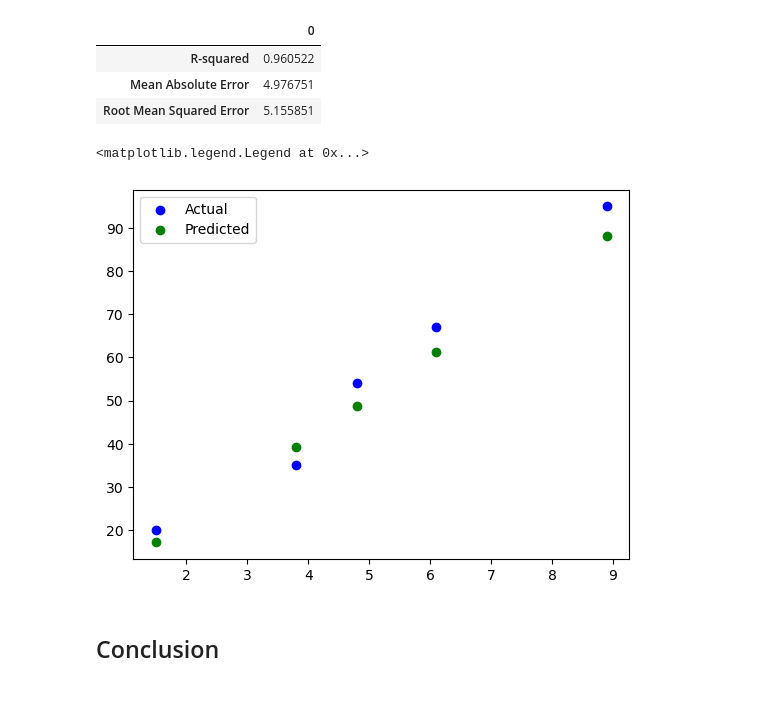
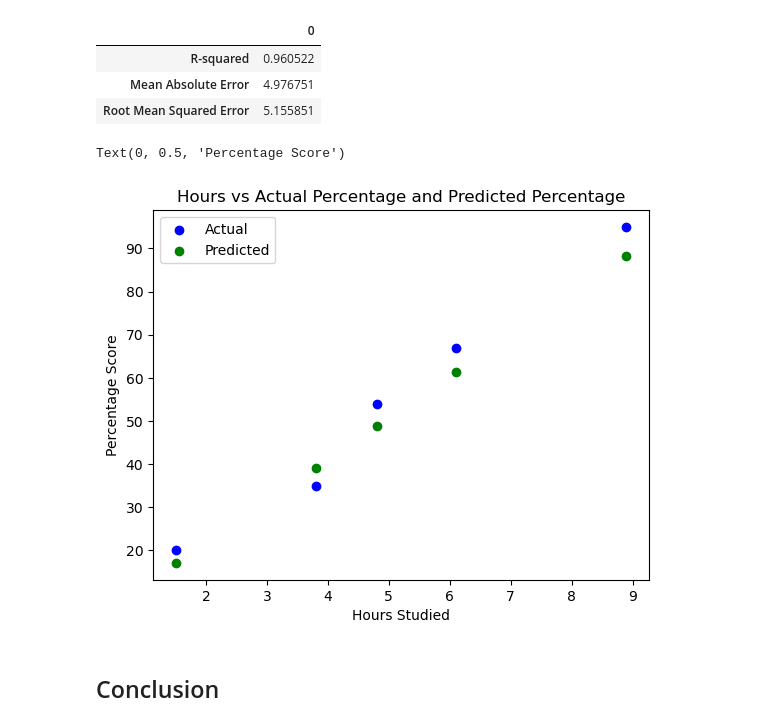
Before and after one commit to Venkadasubramanian/GRIP-The-Sparks-Foundation, a Jupyter notebook: Task 1 - Prediction using Supervised ML.ipynb, the cells around one changed output. Drawn from its saved outputs; the diff is of its cells as text; code cells hidden in the pictures; blank space fills up the shorter version.

```diff
--- a/Task 1 - Prediction using Supervised ML.ipynb
+++ b/Task 1 - Prediction using Supervised ML.ipynb
@@ -146,10 +145,13 @@ model_metrics.T
 # %%
 plt.scatter(df.X_test,df.Actual_score,color='blue')
 plt.scatter(df.X_test,df.Predicted_score,color='green')
 plt.legend(['Actual','Predicted'])
+plt.title("Hours vs Actual Percentage and Predicted Percentage")
+plt.xlabel('Hours Studied')
+plt.ylabel('Percentage Score')
 # %% [output]
-<matplotlib.legend.Legend at 0x...>
+Text(0, 0.5, 'Percentage Score')
-[figure, old version]
+[figure, new version]
 # %% [markdown]
 ## Conclusion
 # %% [markdown]
```
Also changed, not shown: parts of 4 cells of this notebook, 2 other files.
